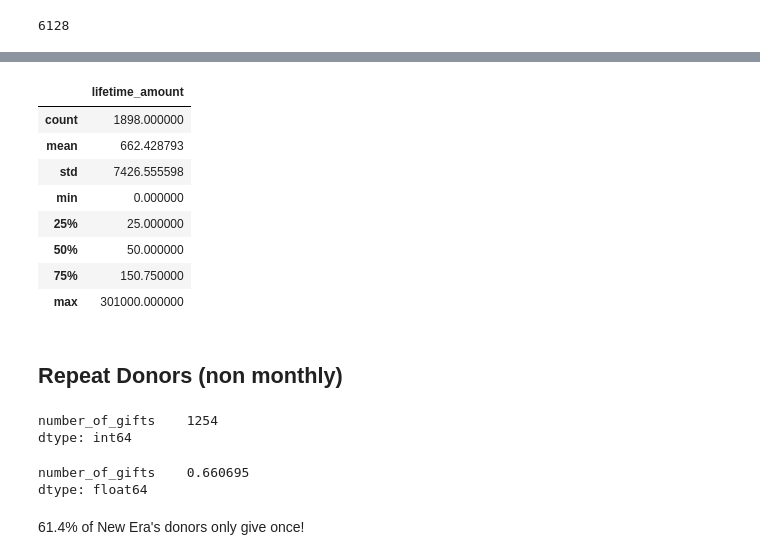
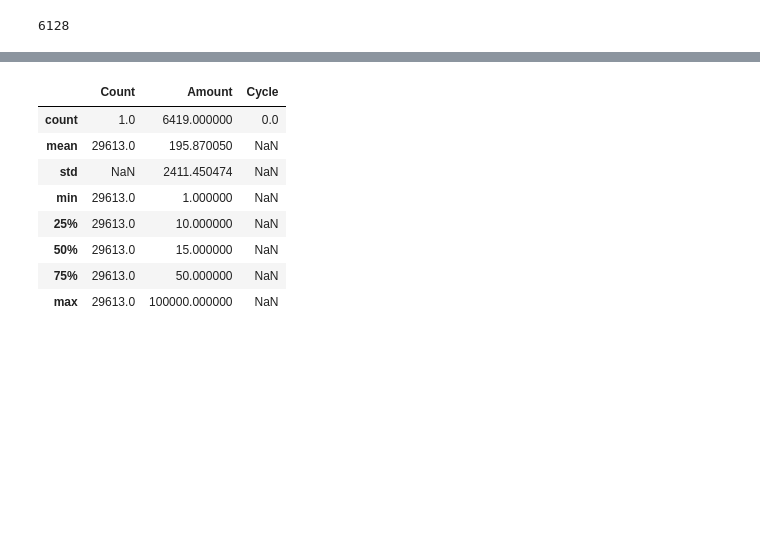
Before and after one commit to thebbennett/data-science-for-nonprofits, a Jupyter notebook: Historical Donor Data Cleaning.ipynb, the cells around one changed output, grey strips where cells are left out. Saved outputs shown, nothing was run; the diff lists cells and outputs as text; code cells hidden in the pictures; blank space fills up the shorter version.

```diff
--- a/Historical Donor Data Cleaning.ipynb
+++ b/Historical Donor Data Cleaning.ipynb
@@ -373,26 +231,12 @@ The highest gift we ever received was for \\$100,000!
 # %%
-no_monthly_by_lifetime.describe()
+no_monthly.describe()
 # %% [output]
-|  | lifetime_amount |
-| count | 1898.000000 |
-| mean | 662.428793 |
-| std | 7426.555598 |
-| min | 0.000000 |
-| 25% | 25.000000 |
-| 50% | 50.000000 |
-| 75% | 150.750000 |
-| max | 301000.000000 |
+|  | Count | Amount | Cycle |
+| count | 1.0 | 6419.000000 | 0.0 |
+| mean | 29613.0 | 195.870050 | NaN |
+| std | NaN | 2411.450474 | NaN |
+| min | 29613.0 | 1.000000 | NaN |
+| 25% | 29613.0 | 10.000000 | NaN |
+| 50% | 29613.0 | 15.000000 | NaN |
+| 75% | 29613.0 | 50.000000 | NaN |
+| max | 29613.0 | 100000.000000 | NaN |
-# %% [markdown]
-## Repeat Donors (non monthly)
-# %%
-no_monthly_by_gifts.loc[no_monthly_by_gifts['number_of_gifts'] == 1].count()
-# %% [output]
-number_of_gifts    1254
-dtype: int64
-# %%
-no_monthly_by_gifts.loc[no_monthly_by_gifts['number_of_gifts'] == 1].count()/len(no_monthly_by_gifts)
-# %% [output]
-number_of_gifts    0.660695
-dtype: float64
-# %% [markdown]
-61.4% of New Era's donors only give once!
```
Also changed, not shown: parts of 47 cells of this notebook, 1 other file.
